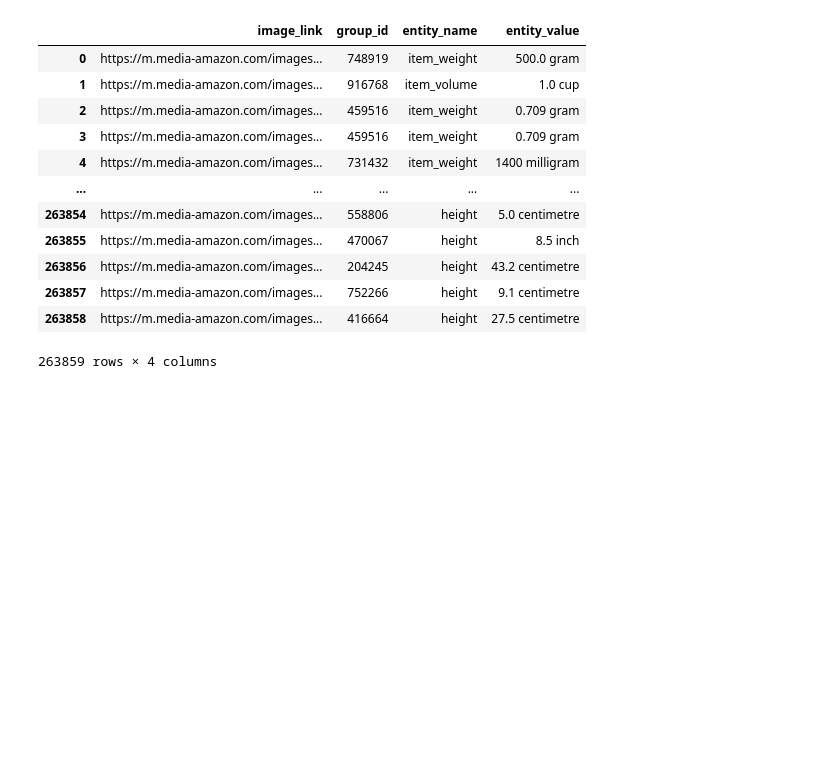
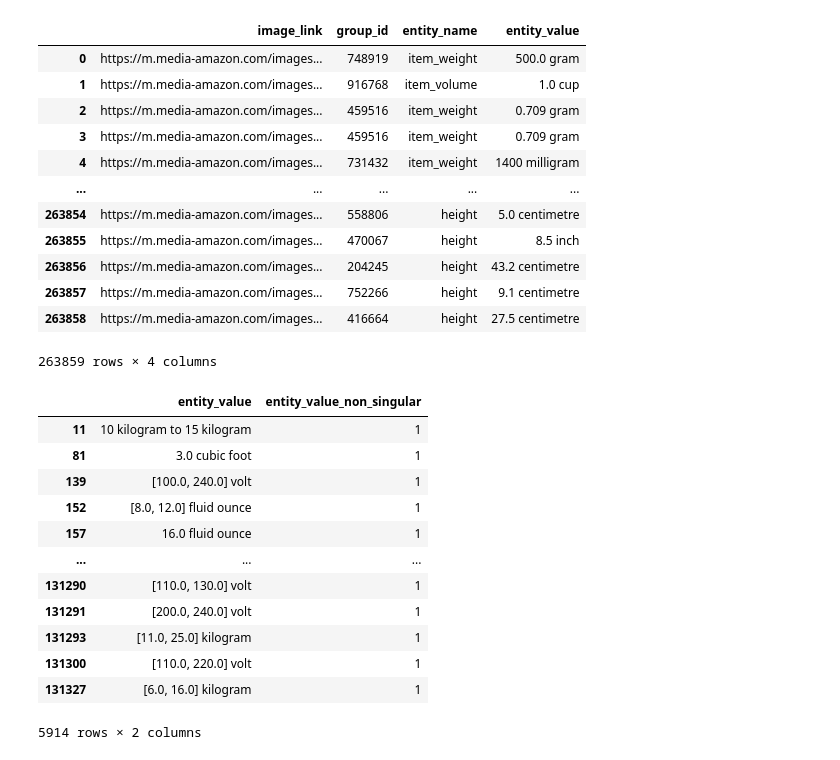
Before and after one commit to Dhyanesh-Panchal/amazon_ml_2024_deepinsight, a Jupyter notebook: solution/Data_prep.ipynb, the cells around one changed output. Drawn from its saved outputs; the diff is of its cells as text; code cells hidden in the pictures; blank space fills up the shorter version.

```diff
--- a/solution/Data_prep.ipynb
+++ b/solution/Data_prep.ipynb
@@ -20,0 +25,16 @@ df
+# %%
+df[df["entity_value_non_singular"]!=0][["entity_value","entity_value_non_singular"]]
+# %% [output]
+|  | entity_value | entity_value_non_singular |
+| 11 | 10 kilogram to 15 kilogram | 1 |
+| 81 | 3.0 cubic foot | 1 |
+| 139 | [100.0, 240.0] volt | 1 |
+| 152 | [8.0, 12.0] fluid ounce | 1 |
+| 157 | 16.0 fluid ounce | 1 |
+| ... | ... | ... |
+| 131290 | [110.0, 130.0] volt | 1 |
+| 131291 | [200.0, 240.0] volt | 1 |
+| 131293 | [11.0, 25.0] kilogram | 1 |
+| 131300 | [110.0, 220.0] volt | 1 |
+| 131327 | [6.0, 16.0] kilogram | 1 |
+5914 rows × 2 columns
```
Also changed, not shown: parts of 5 cells of this notebook.
